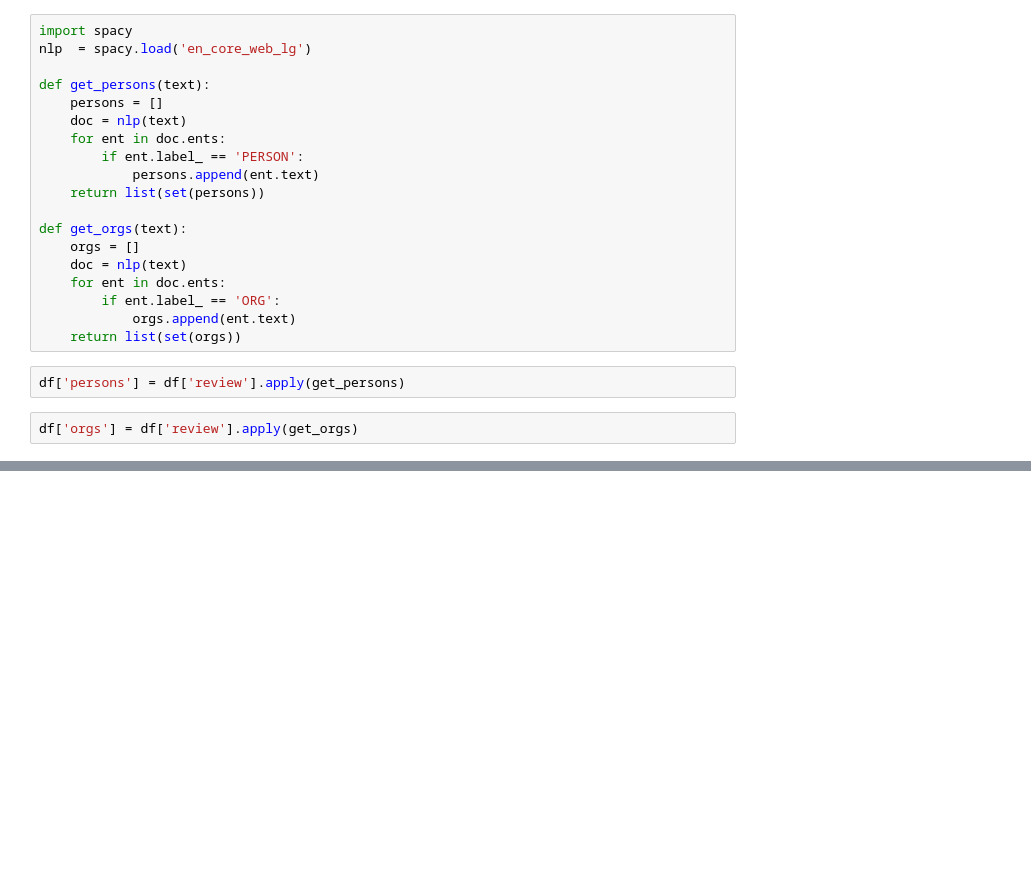
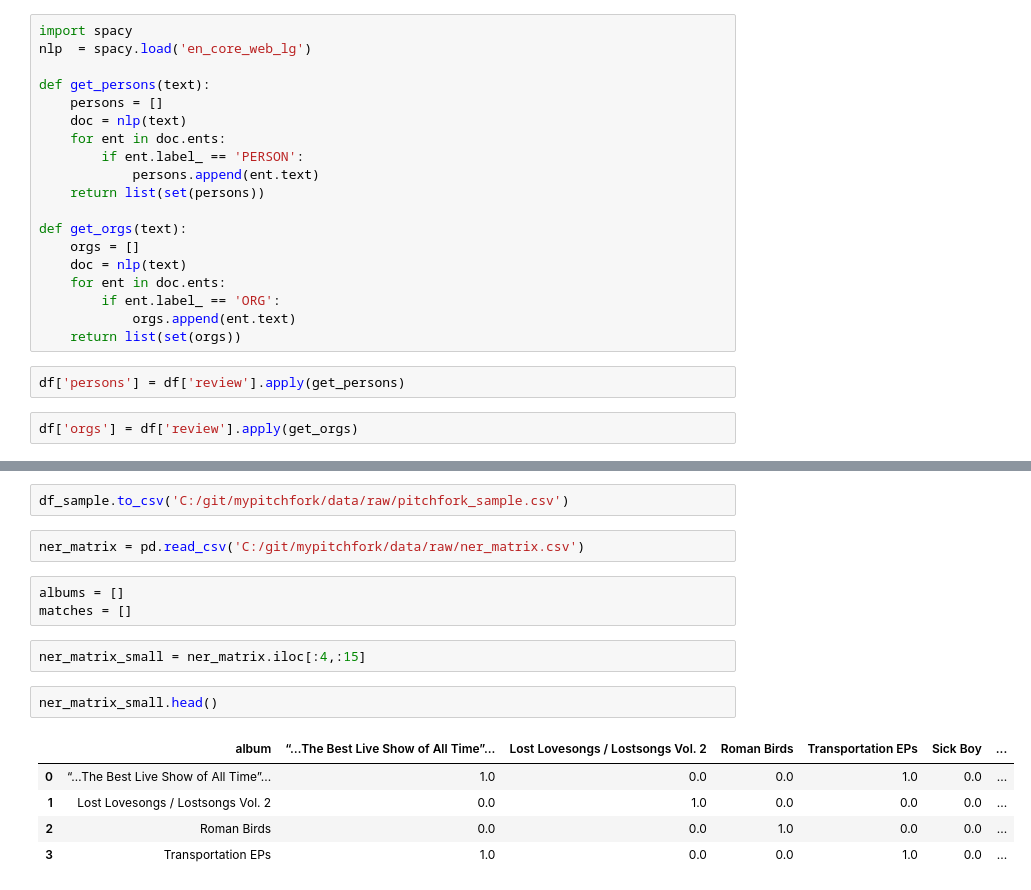
Before and after one commit to emileDesmaili/mypitchfork, a Jupyter notebook: notebooks/p4k_explorer.ipynb, the cells around one changed output, grey strips where cells are left out. Cells and saved outputs as stored; diff of their text form; blank space fills up the shorter version.

```diff
--- a/notebooks/p4k_explorer.ipynb
+++ b/notebooks/p4k_explorer.ipynb
@@ -62,0 +230,17 @@ df['orgs'] = df['review'].apply(get_orgs)
+# %%
+df_sample.to_csv('C:/git/mypitchfork/data/raw/pitchfork_sample.csv')
+# %%
+ner_matrix = pd.read_csv('C:/git/mypitchfork/data/raw/ner_matrix.csv')
+# %%
+albums = []
+matches = []
+# %%
+ner_matrix_small = ner_matrix.iloc[:4,:15]
+# %%
+ner_matrix_small.head()
+# %% [output]
+|  | album | “…The Best Live Show of All Time”... | Lost Lovesongs / Lostsongs Vol. 2 | Roman Birds | Transportation EPs | Sick Boy | ... |
+| 0 | “…The Best Live Show of All Time”... | 1.0 | 0.0 | 0.0 | 1.0 | 0.0 | ... |
+| 1 | Lost Lovesongs / Lostsongs Vol. 2 | 0.0 | 1.0 | 0.0 | 0.0 | 0.0 | ... |
+| 2 | Roman Birds | 0.0 | 0.0 | 1.0 | 0.0 | 0.0 | ... |
+| 3 | Transportation EPs | 1.0 | 0.0 | 0.0 | 1.0 | 0.0 | ... |
```
Also changed, not shown: parts of 24 cells of this notebook, 3 other files.
